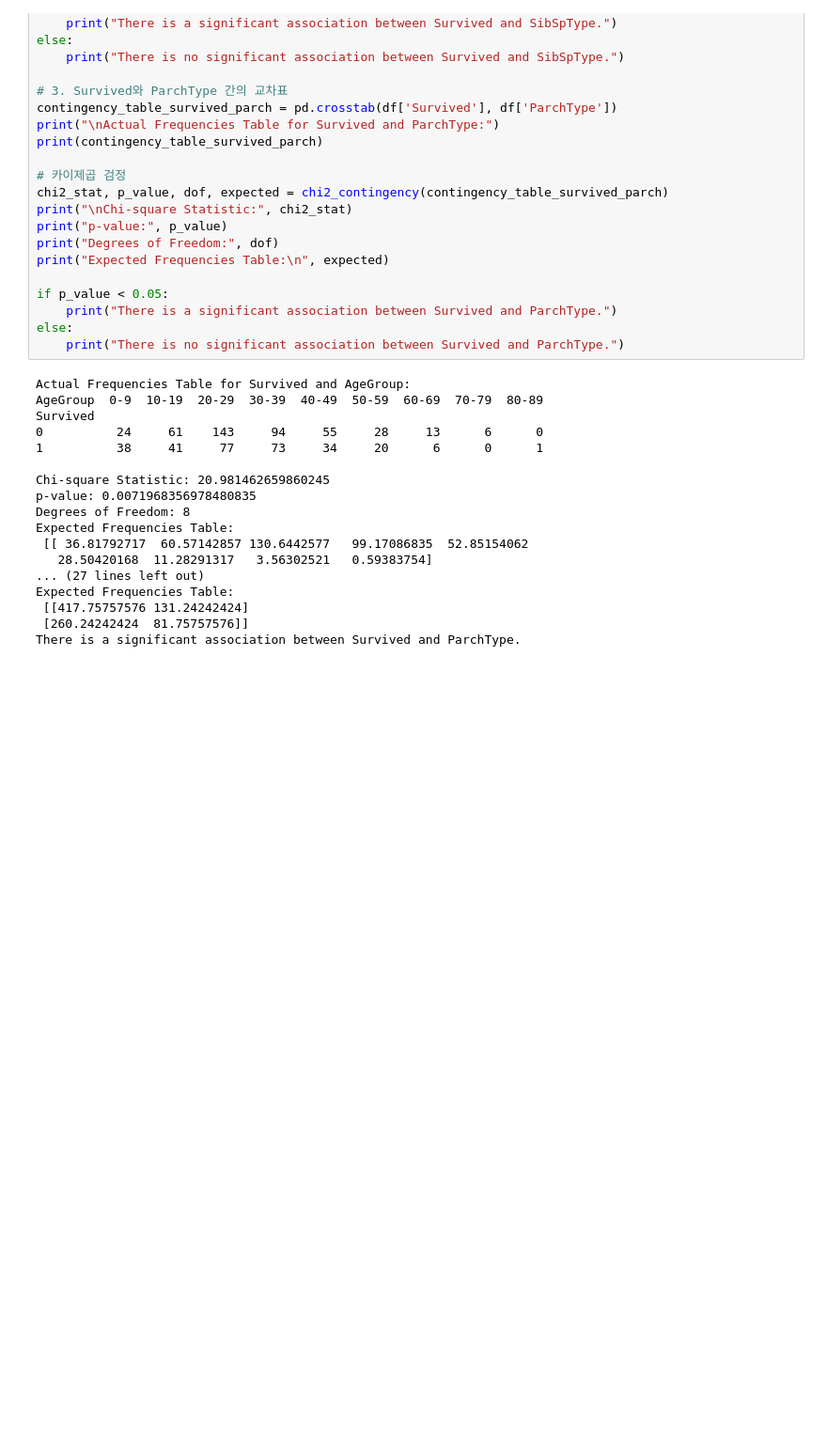
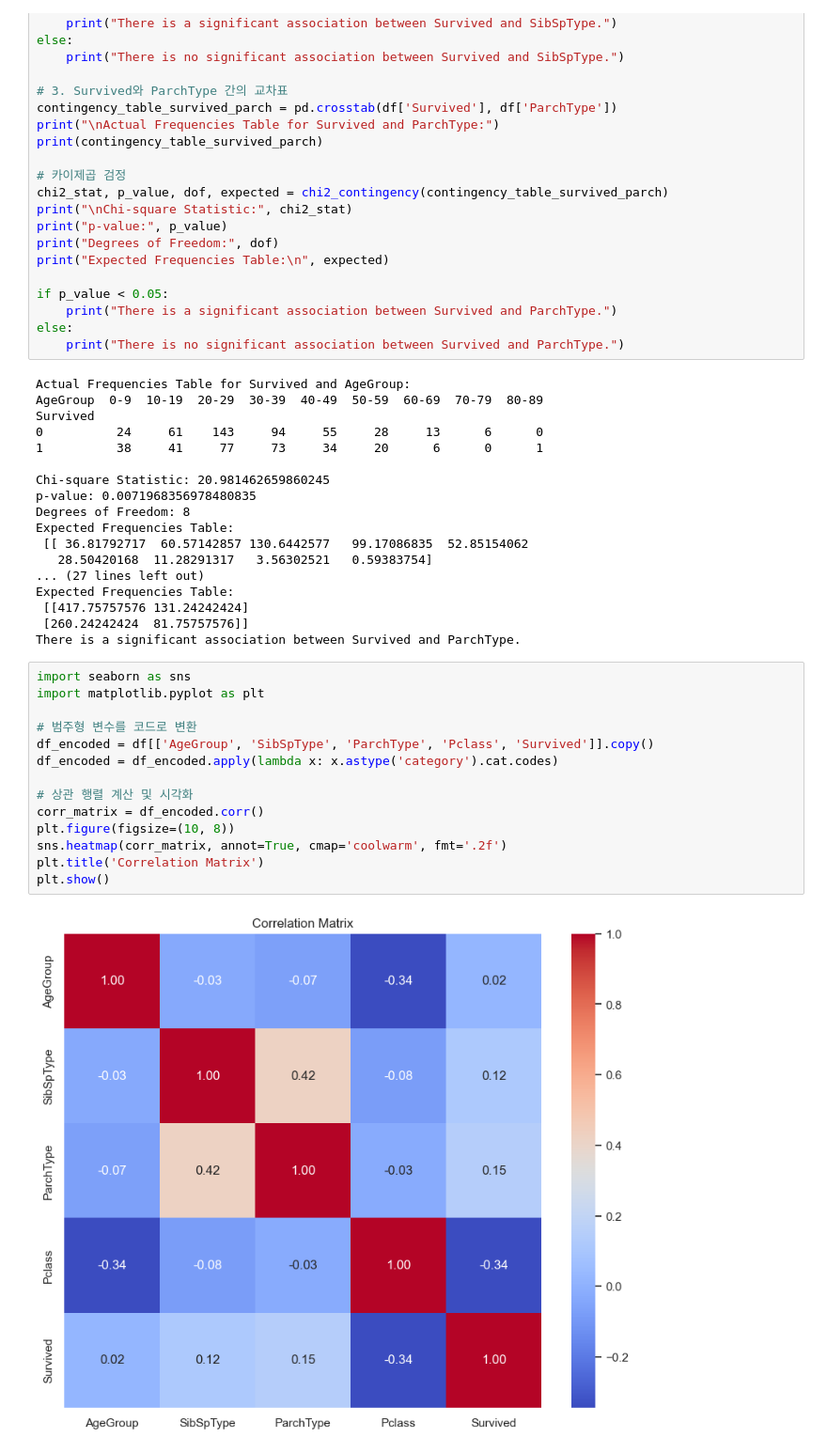
Before and after one commit to taelyne/titanic, a Jupyter notebook: data1.ipynb, the cells around one changed output. Shown at 94% size. Drawn from its saved outputs; the diff is of its cells as text; blank space fills up the shorter version.

```diff
--- a/data1.ipynb
+++ b/data1.ipynb
@@ -717,3 +717,19 @@ Expected Frequencies Table:
  [[417.75757576 131.24242424]
  [260.24242424  81.75757576]]
 There is a significant association between Survived and ParchType.
+# %%
+import seaborn as sns
+import matplotlib.pyplot as plt
+
+# 범주형 변수를 코드로 변환
+df_encoded = df[['AgeGroup', 'SibSpType', 'ParchType', 'Pclass', 'Survived']].copy()
+df_encoded = df_encoded.apply(lambda x: x.astype('category').cat.codes)
+
+# 상관 행렬 계산 및 시각화
+corr_matrix = df_encoded.corr()
+plt.figure(figsize=(10, 8))
+sns.heatmap(corr_matrix, annot=True, cmap='coolwarm', fmt='.2f')
+plt.title('Correlation Matrix')
+plt.show()
+# %% [output]
+[figure, added]
```
Also changed, not shown: parts of 18 cells of this notebook.
